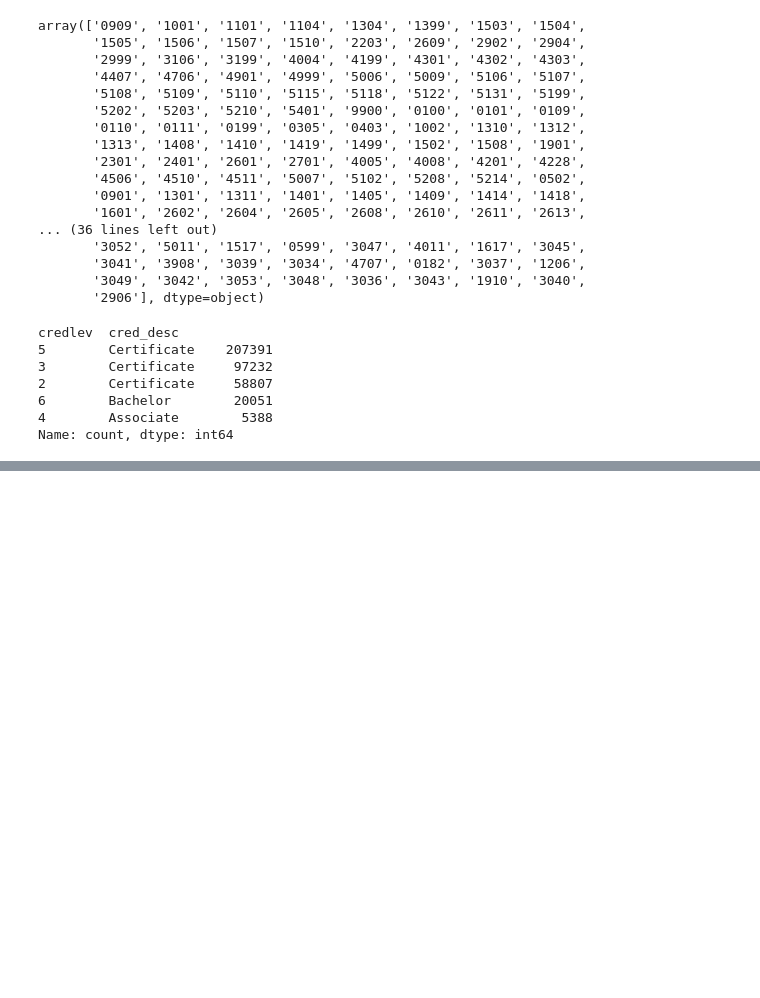
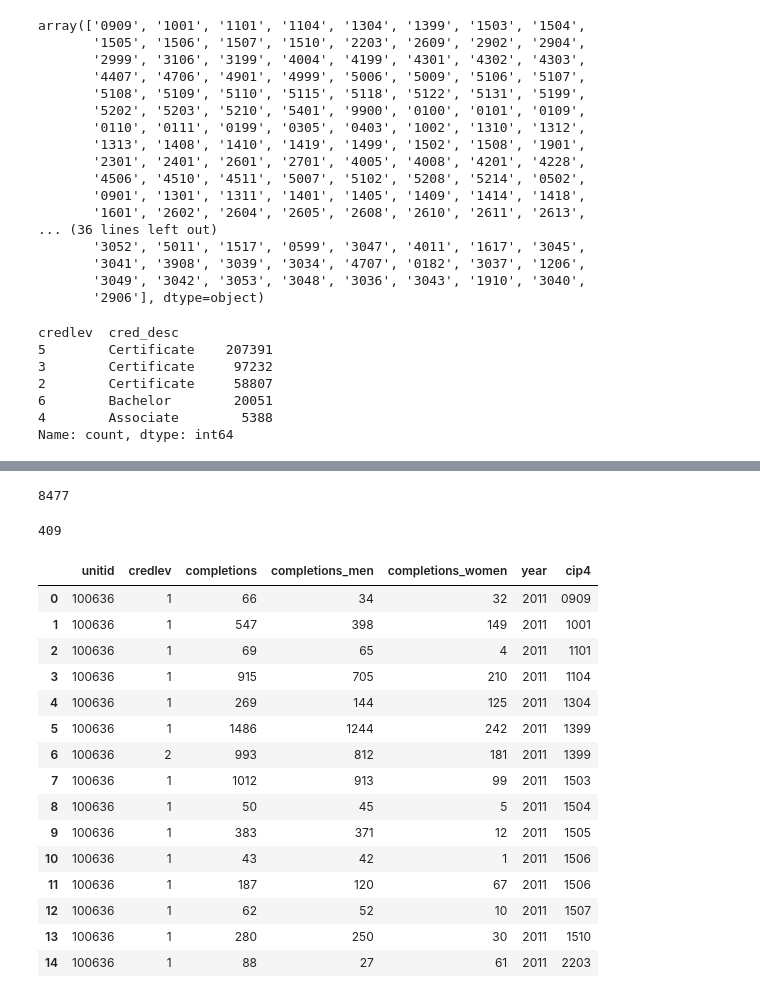
Before and after one commit to DSVaughan266/capstone_da16_python, a Jupyter notebook: notebooks/cap_completions_11_24.ipynb, the cells around one changed output, grey strips where cells are left out. Saved outputs shown, nothing was run; the diff lists cells and outputs as text; code cells hidden in the pictures; blank space fills up the shorter version.

```diff
--- a/notebooks/cap_completions_11_24.ipynb
+++ b/notebooks/cap_completions_11_24.ipynb
@@ -213,9 +213,6 @@ level_map = {
     ,3 : "Bachelor"
 }
 completions["cred_desc"] = completions["credlev"].map(level_map)
-# %%
-# Make the dytpe match for smooth joining.
-completions["credlev"] = completions["credlev"].astype("Int64")
 # %%
 completions[["credlev", "cred_desc"]].value_counts()
 # %% [output]
@@ -239,0 +245,6 @@ dtype: object
+# %%
+# Convert dtypes to prepare for PBI
+completions["unitid"] = completions["unitid"].astype(str)
+completions["cip4"] = completions["cip4"].astype(str)
+completions["credlev"] = completions["credlev"].astype(str)
+completions["year"] = completions["year"].astype(Int64)
@@ -239,0 +277,29 @@ dtype: object
+# %%
+completions['unitid'].nunique()
+# %% [output]
+8477
+# %%
+completions['cip4'].nunique()
+# %% [output]
+409
+# %%
+# Drop uneeded columns before exporting to PBI.
+completions_export = completions.drop(columns=["cipcode", "cred_desc"])
+completions_export.head(15)
+# %% [output]
+|  | unitid | credlev | completions | completions_men | completions_women | year | cip4 |
+| 0 | 100636 | 1 | 66 | 34 | 32 | 2011 | 0909 |
+| 1 | 100636 | 1 | 547 | 398 | 149 | 2011 | 1001 |
+| 2 | 100636 | 1 | 69 | 65 | 4 | 2011 | 1101 |
+| 3 | 100636 | 1 | 915 | 705 | 210 | 2011 | 1104 |
+| 4 | 100636 | 1 | 269 | 144 | 125 | 2011 | 1304 |
+| 5 | 100636 | 1 | 1486 | 1244 | 242 | 2011 | 1399 |
+| 6 | 100636 | 2 | 993 | 812 | 181 | 2011 | 1399 |
+| 7 | 100636 | 1 | 1012 | 913 | 99 | 2011 | 1503 |
+| 8 | 100636 | 1 | 50 | 45 | 5 | 2011 | 1504 |
+| 9 | 100636 | 1 | 383 | 371 | 12 | 2011 | 1505 |
+| 10 | 100636 | 1 | 43 | 42 | 1 | 2011 | 1506 |
+| 11 | 100636 | 1 | 187 | 120 | 67 | 2011 | 1506 |
+| 12 | 100636 | 1 | 62 | 52 | 10 | 2011 | 1507 |
+| 13 | 100636 | 1 | 280 | 250 | 30 | 2011 | 1510 |
+| 14 | 100636 | 1 | 88 | 27 | 61 | 2011 | 2203 |
```
Also changed, not shown: parts of 5 cells of this notebook, 1 other file.
